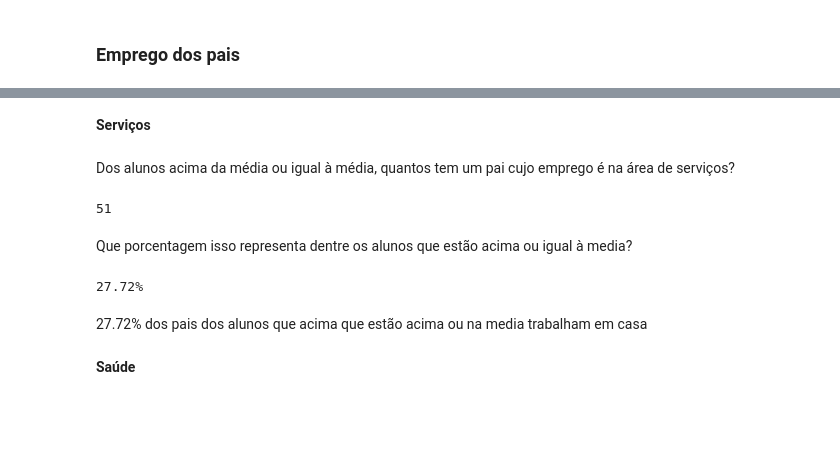
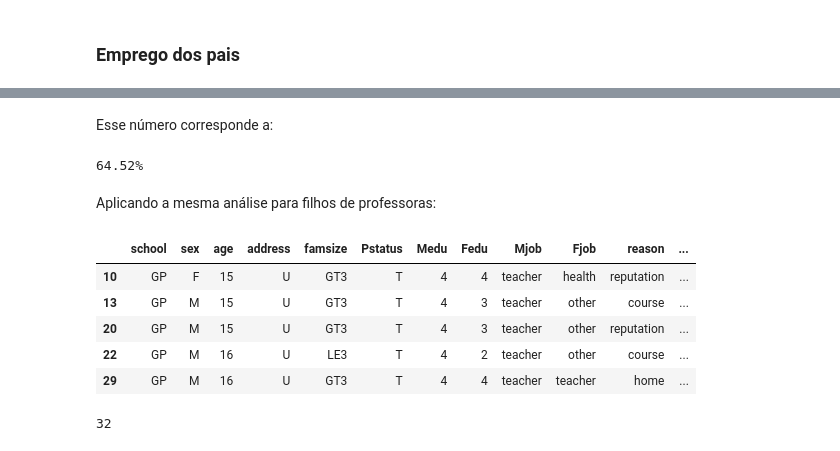
Before and after one commit to shl0mo/DataAnalysis_Students-Pandas, a Jupyter notebook: Estudantes.ipynb, the cells around one changed output, grey strips where cells are left out. Saved outputs shown, nothing was run; the diff lists cells and outputs as text; code cells hidden in the pictures; blank space fills up the shorter version.

Commit message:
Profissão - professores

```diff
--- a/Estudantes.ipynb
+++ b/Estudantes.ipynb
@@ -667,20 +647,24 @@ print(str(round(porcentagem * 100, 2)) + '%')
-# %% [markdown]
-<b>Serviços</b>
-# %% [markdown]
-Dos alunos acima da média ou igual à média, quantos tem um pai cujo emprego é na área de serviços?
+# %% [markdown]
+Esse número corresponde a:
+# %%
+porcentagem(df_media_acima, df_filhos_professor)
+# %% [output]
+64.52%
+# %% [markdown]
+Aplicando a mesma análise para filhos de professoras:
+# %%
+df_filhos_professora = df[df['Mjob'] == 'teacher']
+df_filhos_professora.head()
+# %% [output]
+|  | school | sex | age | address | famsize | Pstatus | Medu | Fedu | Mjob | Fjob | reason | ... |
+| 10 | GP | F | 15 | U | GT3 | T | 4 | 4 | teacher | health | reputation | ... |
+| 13 | GP | M | 15 | U | GT3 | T | 4 | 3 | teacher | other | course | ... |
+| 20 | GP | M | 15 | U | GT3 | T | 4 | 3 | teacher | other | reputation | ... |
+| 22 | GP | M | 16 | U | LE3 | T | 4 | 2 | teacher | other | course | ... |
+| 29 | GP | M | 16 | U | GT3 | T | 4 | 4 | teacher | teacher | home | ... |
 # %%
-pais_servicos = df_media_acima[df_media_acima['Fjob'] == 'services'].shape[0]
-print(pais_servicos)
+df_media_acima = df_filhos_professora[df_filhos_professora['GF'] >= media_gf]
+df_media_acima = df_media_acima.shape[0]
+print(df_media_acima)
 # %% [output]
-51
+32
-# %% [markdown]
-Que porcentagem isso representa dentre os alunos que estão acima ou igual à media?
-# %%
-porcentagem = pais_servicos/df_media_acima.shape[0]
-print(str(round(porcentagem * 100, 2)) + '%')
-# %% [output]
-27.72%
-# %% [markdown]
-27.72% dos pais dos alunos que acima que estão acima ou na media trabalham em casa
-# %% [markdown]
-<b>Saúde</b>
```
Also changed, not shown: parts of 23 cells of this notebook.
